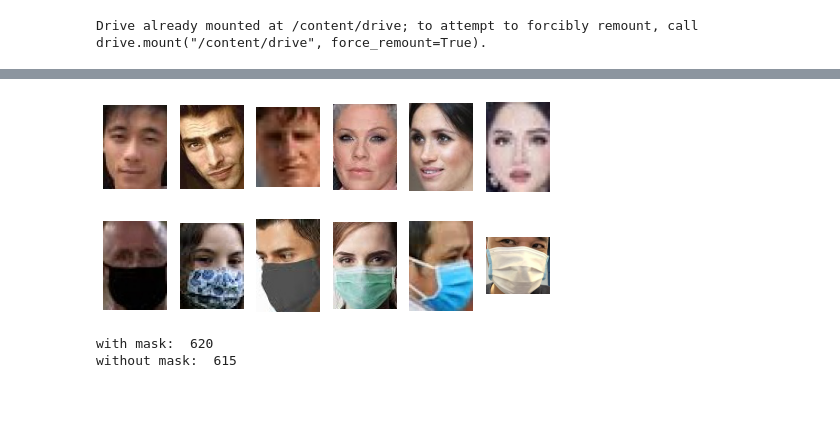
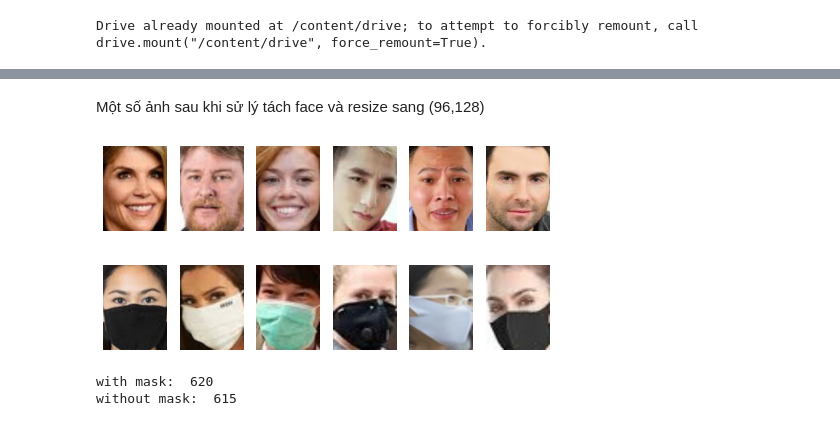
Before and after one commit to buixuanthanh96/CS114.K21, a Jupyter notebook: đồ_án_cuối_kỳ.ipynb, the cells around one changed output, grey strips where cells are left out. Saved outputs shown, nothing was run; the diff lists cells and outputs as text; code cells hidden in the pictures; blank space fills up the shorter version.

```diff
--- a/đồ_án_cuối_kỳ.ipynb
+++ b/đồ_án_cuối_kỳ.ipynb
@@ -106,24 +105,26 @@ Successfully installed ipyplot-1.0.5
+# %% [markdown]
+ Một số ảnh sau khi sử lý tách face và resize sang (96,128)
 # %%
-# Ảnh sau khi sử lý tách face
+# Ảnh sau khi sử lý tách face và resize thanh (96,128)
 import matplotlib.image as mpimg
 import numpy as np
 import matplotlib.pyplot as plt
 
-w=96
-h=128
+
+
 fig=plt.figure(figsize=(8, 4))
-columns = 6
-rows = 2
-j=50
+j=55
 for i in range(1, columns*rows +1):
     img= mpimg.imread(X[j][0])
+    img = cv2.resize(src=img, dsize=(96, 128))
     fig.add_subplot(rows, columns, i)
     plt.imshow(img)
     plt.axis('off')
     j=j+100
+
 plt.show()
 # %% [output]
-[figure, old version]
+[figure, new version]
 # %%
 print("with mask: ",len(os.listdir("/content/drive/My Drive/mask_data/traindata/with_mask")))
 print("without mask: ",len(os.listdir("/content/drive/My Drive/mask_data/traindata/without_mask")))
```
Also changed, not shown: parts of 24 cells of this notebook.
